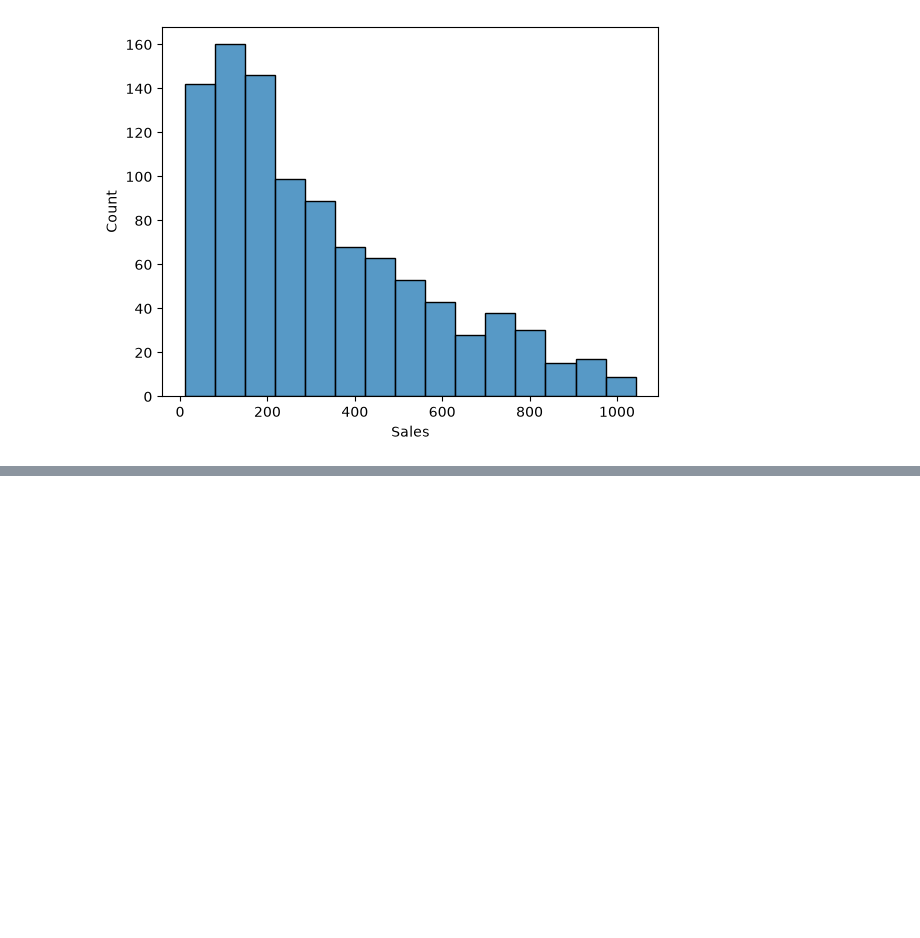
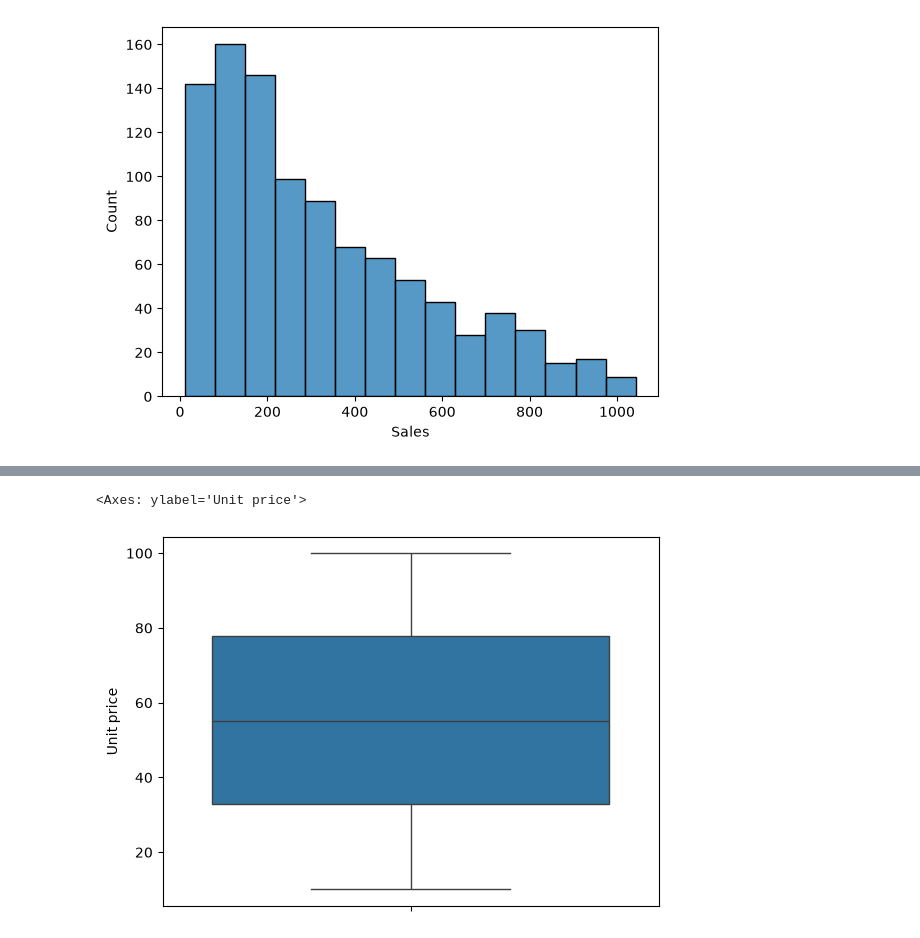
Before and after one commit to Brajcoder/Machine_Learning, a Jupyter notebook: assignments/EDA_worksheet.ipynb, the cells around one changed output, grey strips where cells are left out. Saved outputs shown, nothing was run; the diff lists cells and outputs as text; code cells hidden in the pictures; blank space fills up the shorter version.

```diff
--- a/assignments/EDA_worksheet.ipynb
+++ b/assignments/EDA_worksheet.ipynb
@@ -198,0 +212,5 @@ for i in Numeric:
+# %%
+sns.boxplot(df['Unit price'])
+# %% [output]
+<Axes: ylabel='Unit price'>
+[figure, added]
```
Also changed, not shown: parts of 8 cells of this notebook, 5 other files.
